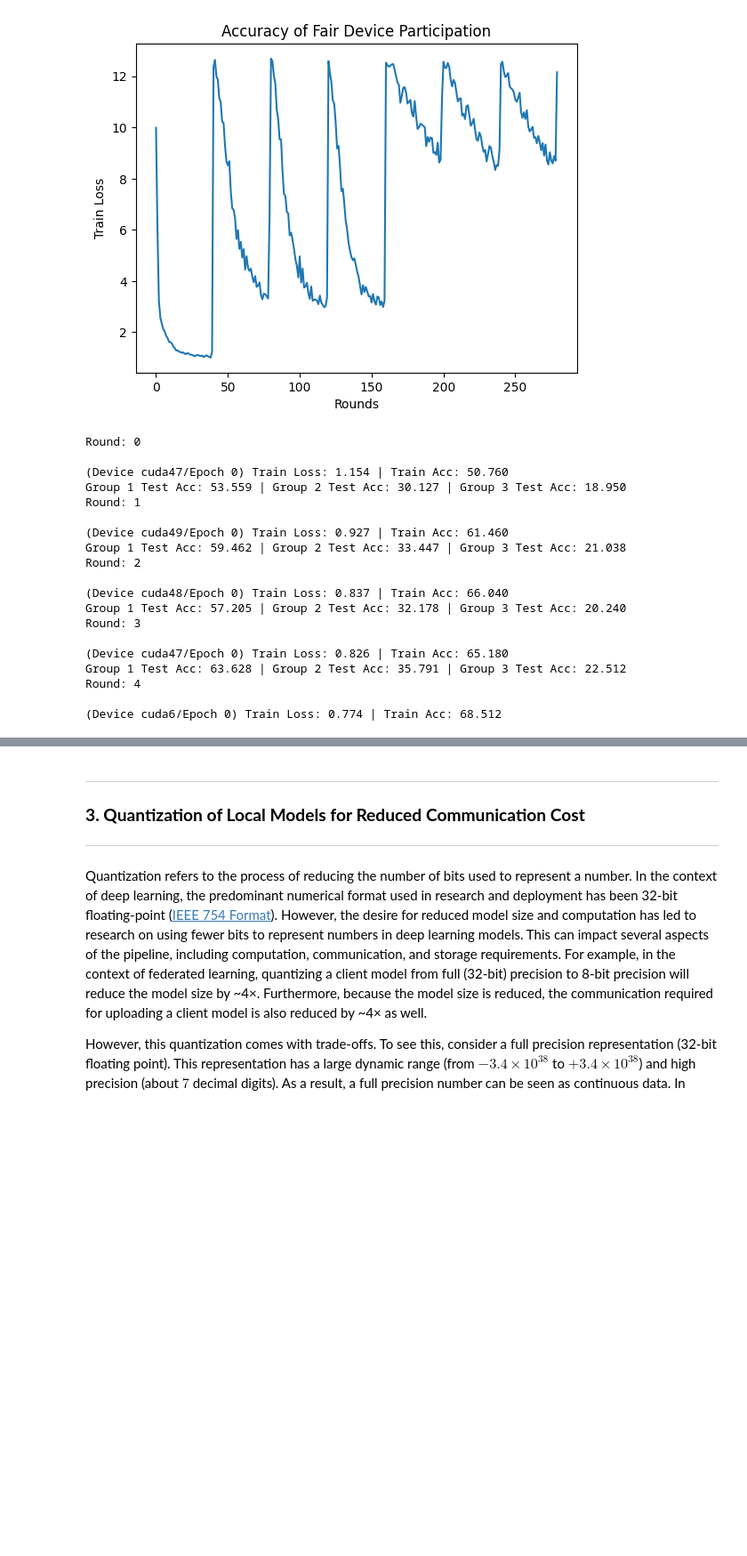
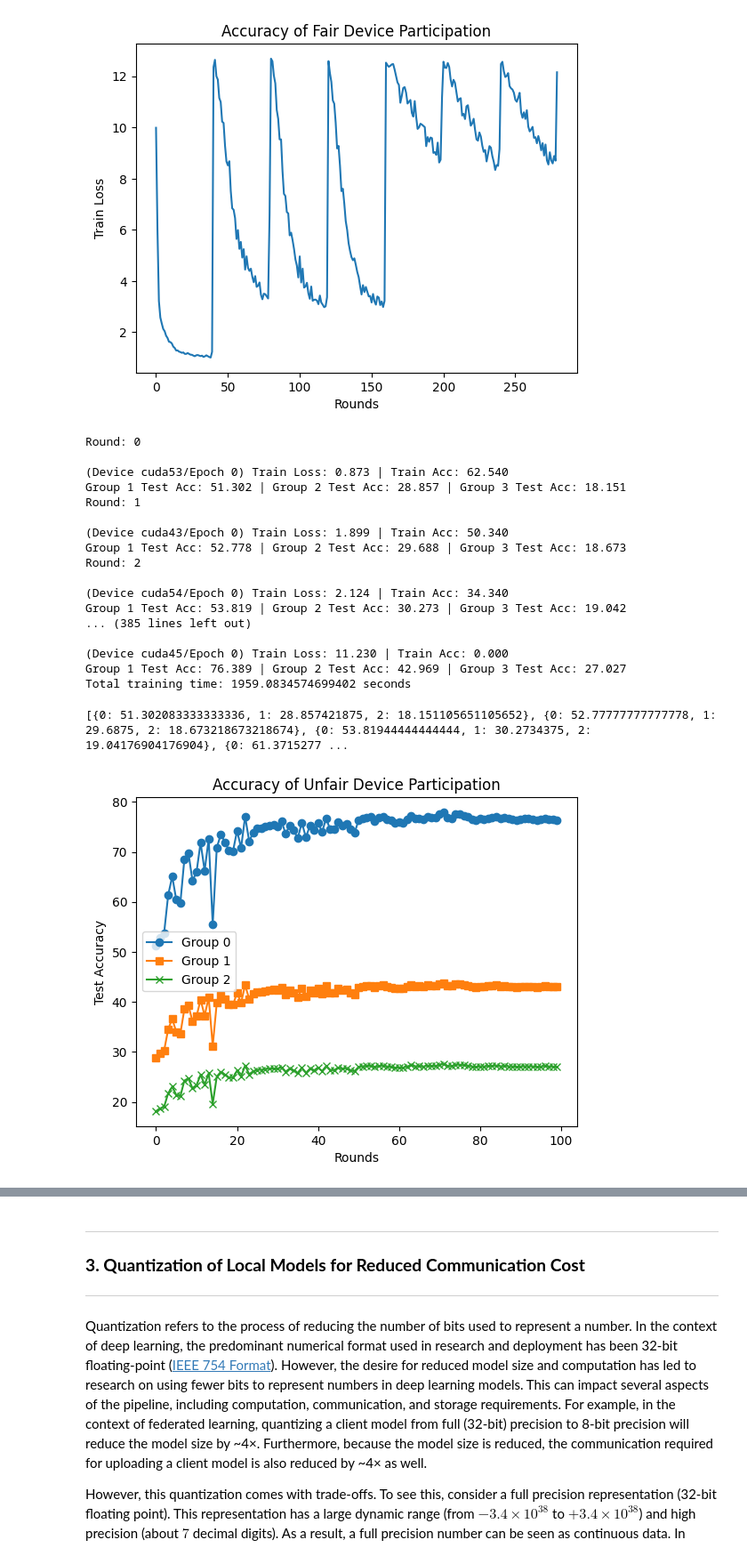
Before and after one commit to andrewmlu/cs242-pa3, a Jupyter notebook: Copy_of_CS242_Assignment_3_Andrew_Lu_Alex_Wilentz_Carl_Ho_post_midnight_attempt_2_on_problem_2.ipynb, the cells around one changed output, grey strips where cells are left out. Shown: that part at 89% size. Cells and saved outputs as stored; diff of their text form; code cells hidden in the pictures; blank space fills up the shorter version.

```diff
--- a/Copy_of_CS242_Assignment_3_Andrew_Lu_Alex_Wilentz_Carl_Ho_post_midnight_attempt_2_on_problem_2.ipynb
+++ b/Copy_of_CS242_Assignment_3_Andrew_Lu_Alex_Wilentz_Carl_Ho_post_midnight_attempt_2_on_problem_2.ipynb
@@ -619,7 +618,7 @@ def noniid_group_sampler(dataset, num_items_per_device):
   sampled = {}
   for i in range(60):
     sampled[i] = random.sample(sampled_tmp[idx], num_items_per_device)
-    if i % 20 == -1:
+    if i % 20 == -1 % 20:  # debugged -- issue with dataset indices not working properly, cannot use -1, must use 19 or (-1 mod 20)
       idx += 1
   return sampled
 # %% [markdown]
@@ -875,20 +879,35 @@ print('Total training time: {} seconds'.format(total_time))
 # %% [output]
 Round: 0
 
-(Device cuda47/Epoch 0) Train Loss: 1.154 | Train Acc: 50.760
-Group 1 Test Acc: 53.559 | Group 2 Test Acc: 30.127 | Group 3 Test Acc: 18.950
+(Device cuda53/Epoch 0) Train Loss: 0.873 | Train Acc: 62.540
+Group 1 Test Acc: 51.302 | Group 2 Test Acc: 28.857 | Group 3 Test Acc: 18.151
 Round: 1
 
-(Device cuda49/Epoch 0) Train Loss: 0.927 | Train Acc: 61.460
-Group 1 Test Acc: 59.462 | Group 2 Test Acc: 33.447 | Group 3 Test Acc: 21.038
+(Device cuda43/Epoch 0) Train Loss: 1.899 | Train Acc: 50.340
+Group 1 Test Acc: 52.778 | Group 2 Test Acc: 29.688 | Group 3 Test Acc: 18.673
 Round: 2
 
-(Device cuda48/Epoch 0) Train Loss: 0.837 | Train Acc: 66.040
-Group 1 Test Acc: 57.205 | Group 2 Test Acc: 32.178 | Group 3 Test Acc: 20.240
-Round: 3
+(Device cuda54/Epoch 0) Train Loss: 2.124 | Train Acc: 34.340
+Group 1 Test Acc: 53.819 | Group 2 Test Acc: 30.273 | Group 3 Test Acc: 19.042
+... (385 lines left out)
 
-(Device cuda47/Epoch 0) Train Loss: 0.826 | Train Acc: 65.180
-Group 1 Test Acc: 63.628 | Group 2 Test Acc: 35.791 | Group 3 Test Acc: 22.512
-Round: 4
-
-(Device cuda6/Epoch 0) Train Loss: 0.774 | Train Acc: 68.512
+(Device cuda45/Epoch 0) Train Loss: 11.230 | Train Acc: 0.000
+Group 1 Test Acc: 76.389 | Group 2 Test Acc: 42.969 | Group 3 Test Acc: 27.027
+Total training time: 1959.0834574699402 seconds
+# %%
+# plot unfair device participation test accuracy
+
+plt.plot([elt[0] for elt in device['test_acc_tracker']], label='Group 0', marker='o')
+plt.plot([elt[1] for elt in device['test_acc_tracker']], label='Group 1', marker='s')
+plt.plot([elt[2] for elt in device['test_acc_tracker']], label='Group 2', marker='x')
+
+plt.xlabel('Rounds')
+plt.ylabel('Test Accuracy')
+plt.title('Accuracy of Unfair Device Participation')
+
+plt.legend()
+
+print(device['test_acc_tracker'])
+# %% [output]
+[{0: 51.302083333333336, 1: 28.857421875, 2: 18.151105651105652}, {0: 52.77777777777778, 1: 29.6875, 2: 18.673218673218674}, {0: 53.81944444444444, 1: 30.2734375, 2: 19.04176904176904}, {0: 61.3715277 ...
+[figure, added]
```
Also changed, not shown: parts of 7 cells of this notebook.
